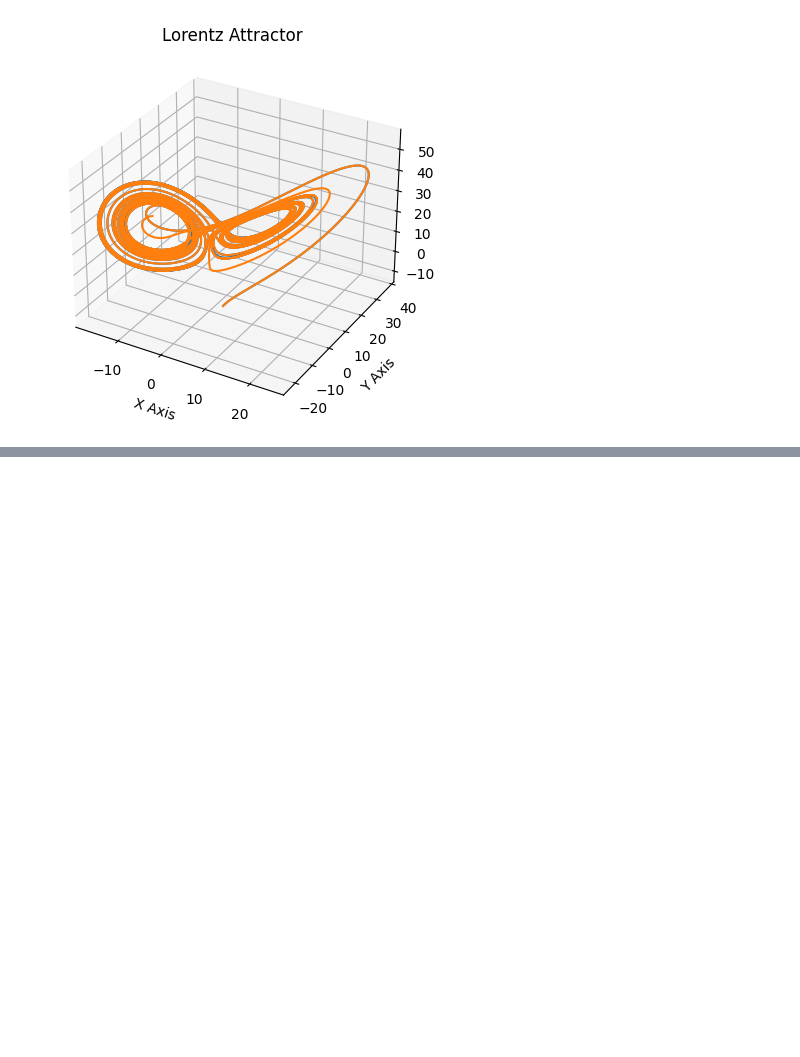
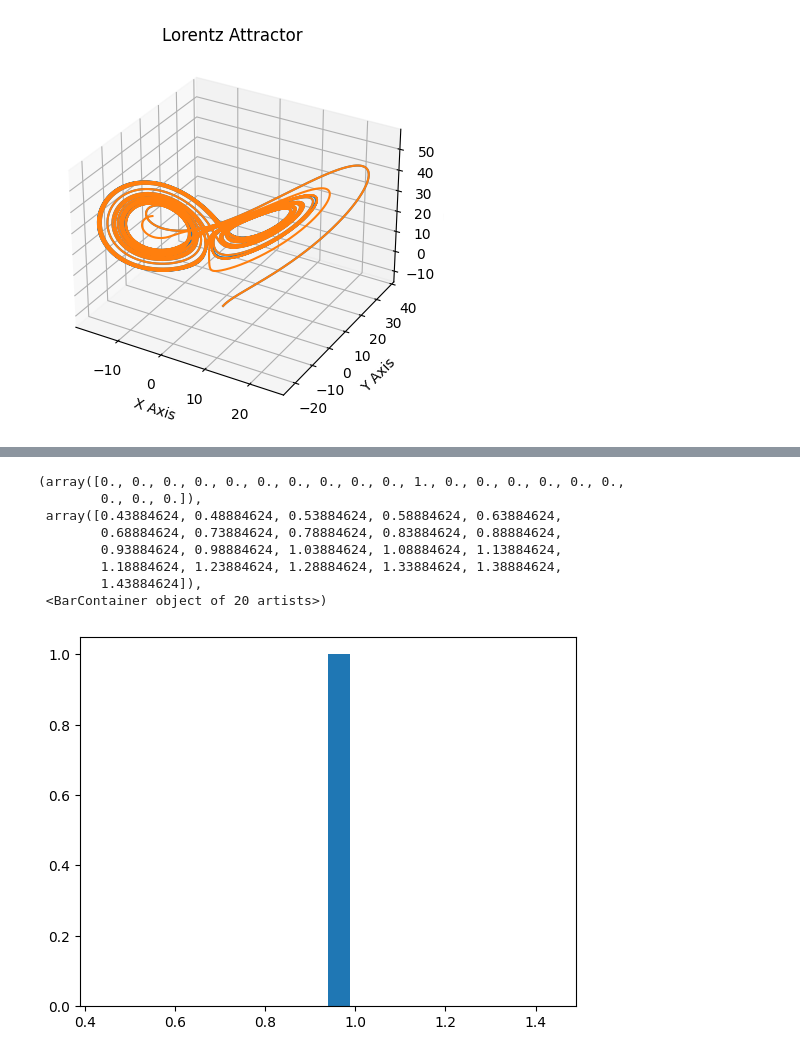
Before and after one commit to ly49nkallo/Research2023, a Jupyter notebook: Research2/lortentz_attractor.ipynb, the cells around one changed output, grey strips where cells are left out. Cells and saved outputs as stored; diff of their text form; code cells hidden in the pictures; blank space fills up the shorter version.

```diff
--- a/Research2/lortentz_attractor.ipynb
+++ b/Research2/lortentz_attractor.ipynb
@@ -89,0 +95,41 @@ Text(0.3, 0.7, '$y=0.00e^{-0.00t}$')
+# %%
+values = np.arange(-1, 1, 1) # 20 iterations
+exponents = []
+starting_coords = []
+for x0 in values:
+    for y0 in values:
+        for z0 in values:
+            starting_coords.append((x0, y0, z0))
+starting_coords.append((2, 3, -14))
+# 20 ^ 3 = 8000 iterations
+for coords0 in starting_coords:
+    hist1, hist2, distances = find_trajectory_distances(dt, time_steps, epsilon, coords0)
+    log_dist = np.log(distances)
+    xs = np.linspace(0, time_steps, round(time_steps / dt))
+    params, cv = curve_fit(ly_exp_lin, xs, log_dist, [epsilon, 0.8])
+    if not np.isfinite(np.sum(cv)):
+        exponents.append(None)
+        continue
+    # ssr = np.sum(np.square(log_dist - (params[1] * xs + params[0]))) #sum squared regression
+    # sst = np.sum(log_dist - np.mean(log_dist)) #Total sum of squares
+    # r2 = 1 - (ssr / sst) #Coeff. of determination
+    # if r2 < 0.5:
+    #     exponents.append(None)
+    #     continue
+    exponents.append(params[1])
+# %%
+plt.figure(3)
+for i in range(len(exponents)):
+    if exponents[i] is None:
+        exponents[i] = -1
+plt.hist(exponents, bins=20)
+# %% [output]
+(array([0., 0., 0., 0., 0., 0., 0., 0., 0., 0., 1., 0., 0., 0., 0., 0., 0.,
+        0., 0., 0.]),
+ array([0.43884624, 0.48884624, 0.53884624, 0.58884624, 0.63884624,
+        0.68884624, 0.73884624, 0.78884624, 0.83884624, 0.88884624,
+        0.93884624, 0.98884624, 1.03884624, 1.08884624, 1.13884624,
+        1.18884624, 1.23884624, 1.28884624, 1.33884624, 1.38884624,
+        1.43884624]),
+ <BarContainer object of 20 artists>)
+[figure, added]
```
Also changed, not shown: parts of 5 cells of this notebook.
